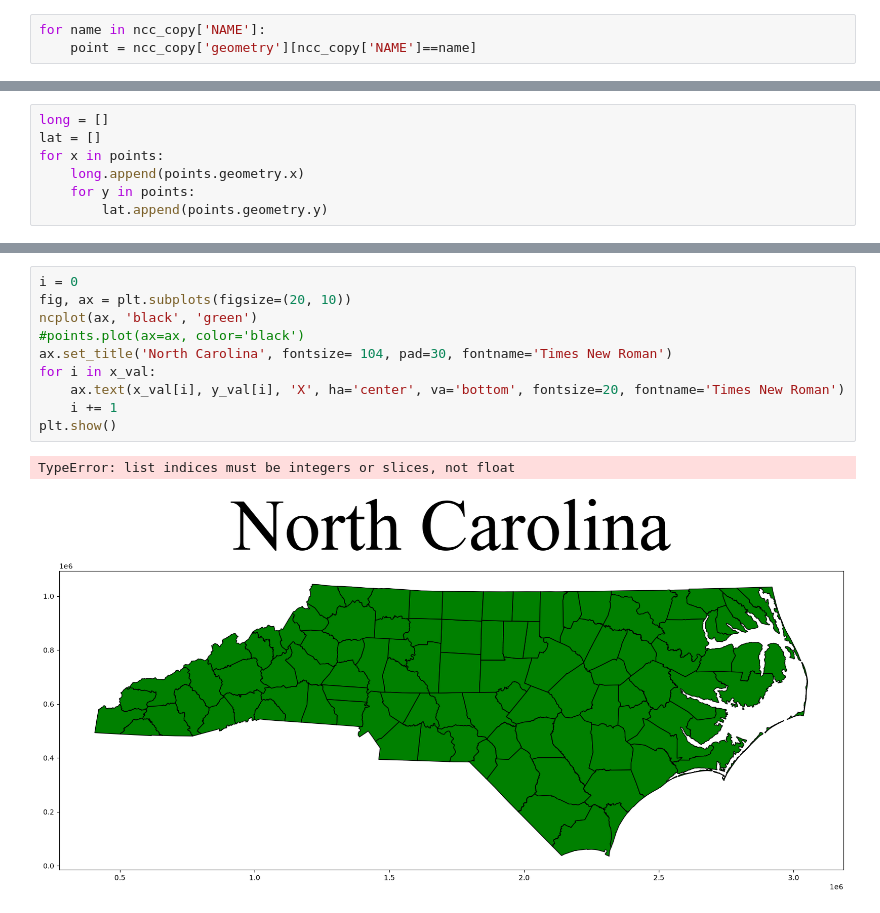
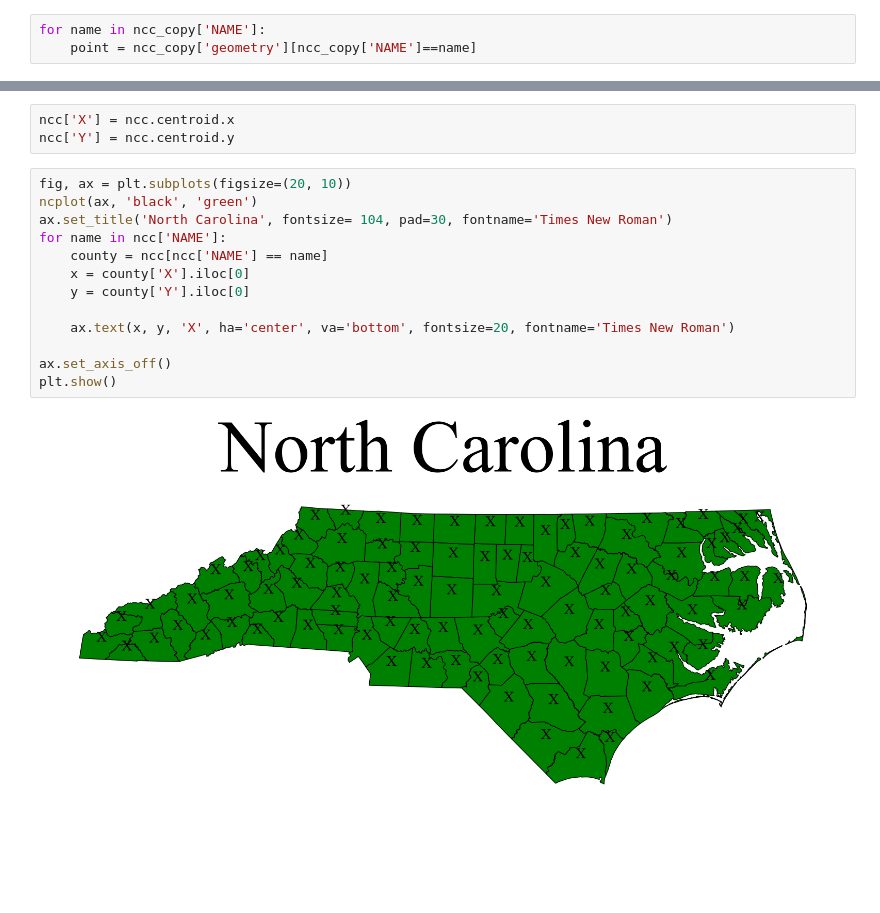
Before and after one commit to Dtaylor8047/geog592-amadar, a Jupyter notebook: schedule/week09/GEOG592_map_legend_intro.ipynb, the cells around one changed output, grey strips where cells are left out. Saved outputs shown, nothing was run; the diff lists cells and outputs as text; blank space fills up the shorter version.

```diff
--- a/schedule/week09/GEOG592_map_legend_intro.ipynb
+++ b/schedule/week09/GEOG592_map_legend_intro.ipynb
@@ -116,7 +111,0 @@ points = gpd.GeoDataFrame(
-# %%
-long = []
-lat = []
-for x in points:
-    long.append(points.geometry.x)
-    for y in points:
-        lat.append(points.geometry.y)
@@ -146,13 +112,18 @@ TypeError: list indices must be integers or slices, not float
+# %%
+ncc['X'] = ncc.centroid.x
+ncc['Y'] = ncc.centroid.y
 # %%
-i = 0
 fig, ax = plt.subplots(figsize=(20, 10))
 ncplot(ax, 'black', 'green')
-#points.plot(ax=ax, color='black')
 ax.set_title('North Carolina', fontsize= 104, pad=30, fontname='Times New Roman')
-for i in x_val:
-    ax.text(x_val[i], y_val[i], 'X', ha='center', va='bottom', fontsize=20, fontname='Times New Roman')
-    i += 1
+for name in ncc['NAME']:
+    county = ncc[ncc['NAME'] == name]
+    x = county['X'].iloc[0]
+    y = county['Y'].iloc[0]
+
+    ax.text(x, y, 'X', ha='center', va='bottom', fontsize=20, fontname='Times New Roman')
+
+ax.set_axis_off()
 plt.show()
 # %% [output]
-TypeError: list indices must be integers or slices, not float
-[figure, old version]
+[figure, new version]
```
Also changed, not shown: parts of 7 cells of this notebook, 2 other files.
